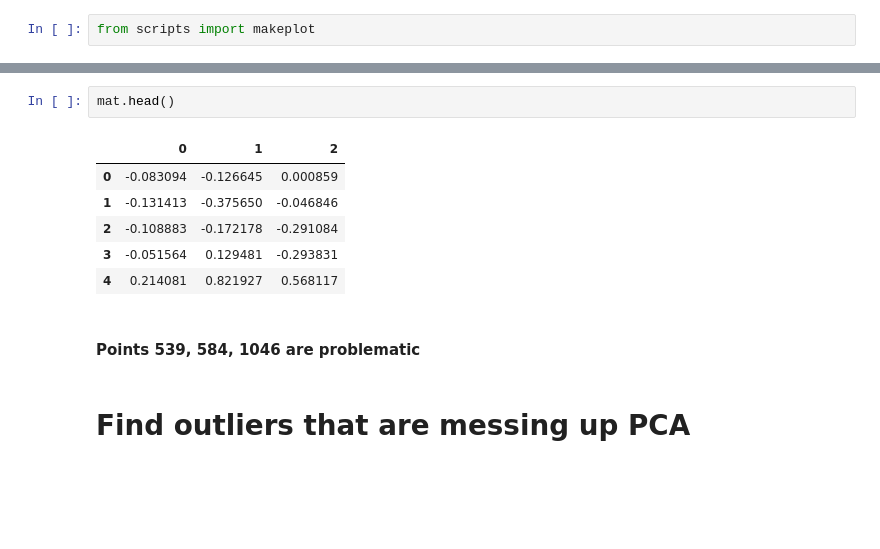
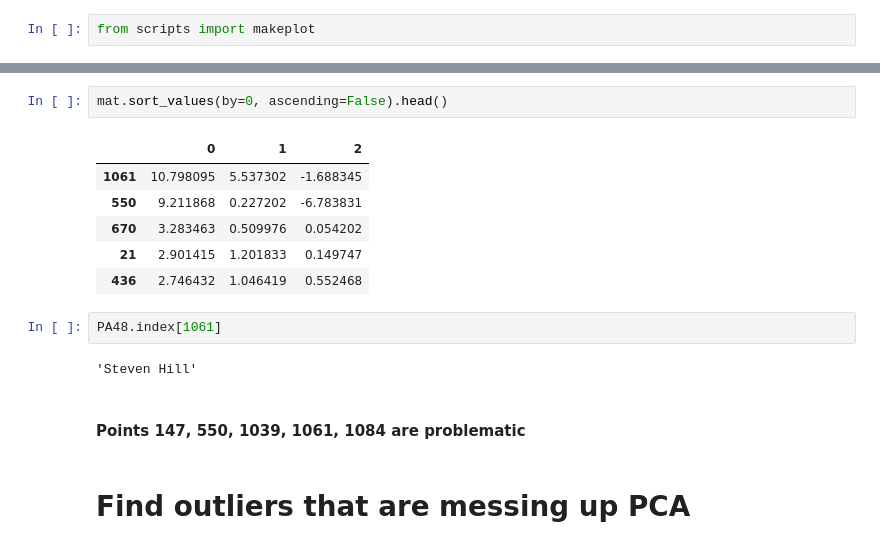
Before and after one commit to EricHPei/fantasy-score-predictor, a Jupyter notebook: score-predictor/src/Test.ipynb, the cells around one changed output, grey strips where cells are left out. Cells and saved outputs as stored; diff of their text form; blank space fills up the shorter version.

```diff
--- a/score-predictor/src/Test.ipynb
+++ b/score-predictor/src/Test.ipynb
@@ -371,14 +382,18 @@ makeplot.make_plots(mat)
-# %%
-mat.head()
-# %% [output]
-|  | 0 | 1 | 2 |
-| 0 | -0.083094 | -0.126645 | 0.000859 |
-| 1 | -0.131413 | -0.375650 | -0.046846 |
-| 2 | -0.108883 | -0.172178 | -0.291084 |
-| 3 | -0.051564 | 0.129481 | -0.293831 |
-| 4 | 0.214081 | 0.821927 | 0.568117 |
+# %%
+mat.sort_values(by=0, ascending=False).head()
+# %% [output]
+|  | 0 | 1 | 2 |
+| 1061 | 10.798095 | 5.537302 | -1.688345 |
+| 550 | 9.211868 | 0.227202 | -6.783831 |
+| 670 | 3.283463 | 0.509976 | 0.054202 |
+| 21 | 2.901415 | 1.201833 | 0.149747 |
+| 436 | 2.746432 | 1.046419 | 0.552468 |
+# %%
+PA48.index[1061]
+# %% [output]
+'Steven Hill'
 # %% [markdown]
-#### Points 539, 584, 1046 are problematic
+#### Points 147, 550, 1039, 1061, 1084 are problematic
 # %% [markdown]
 # Find outliers that are messing up PCA
 # %% [markdown]
```
Also changed, not shown: parts of 86 cells of this notebook, 7 other files.
